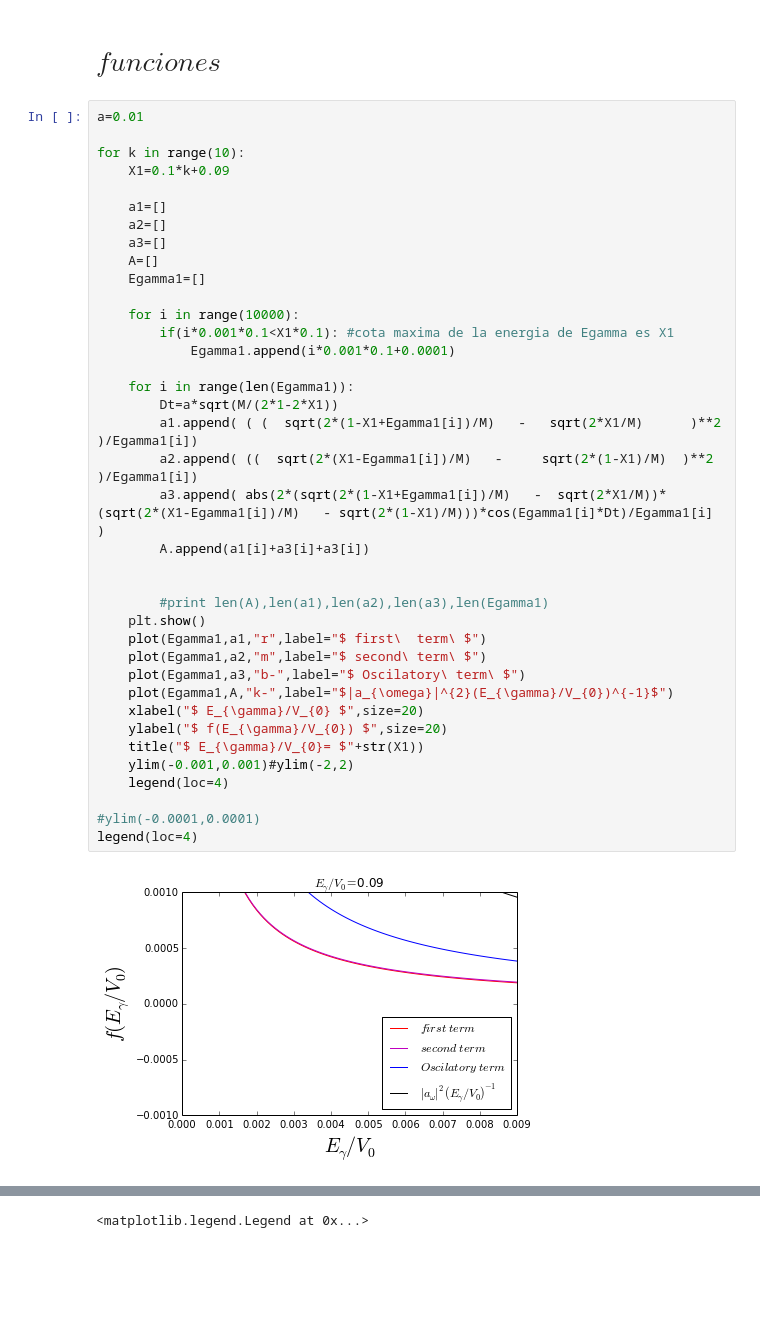
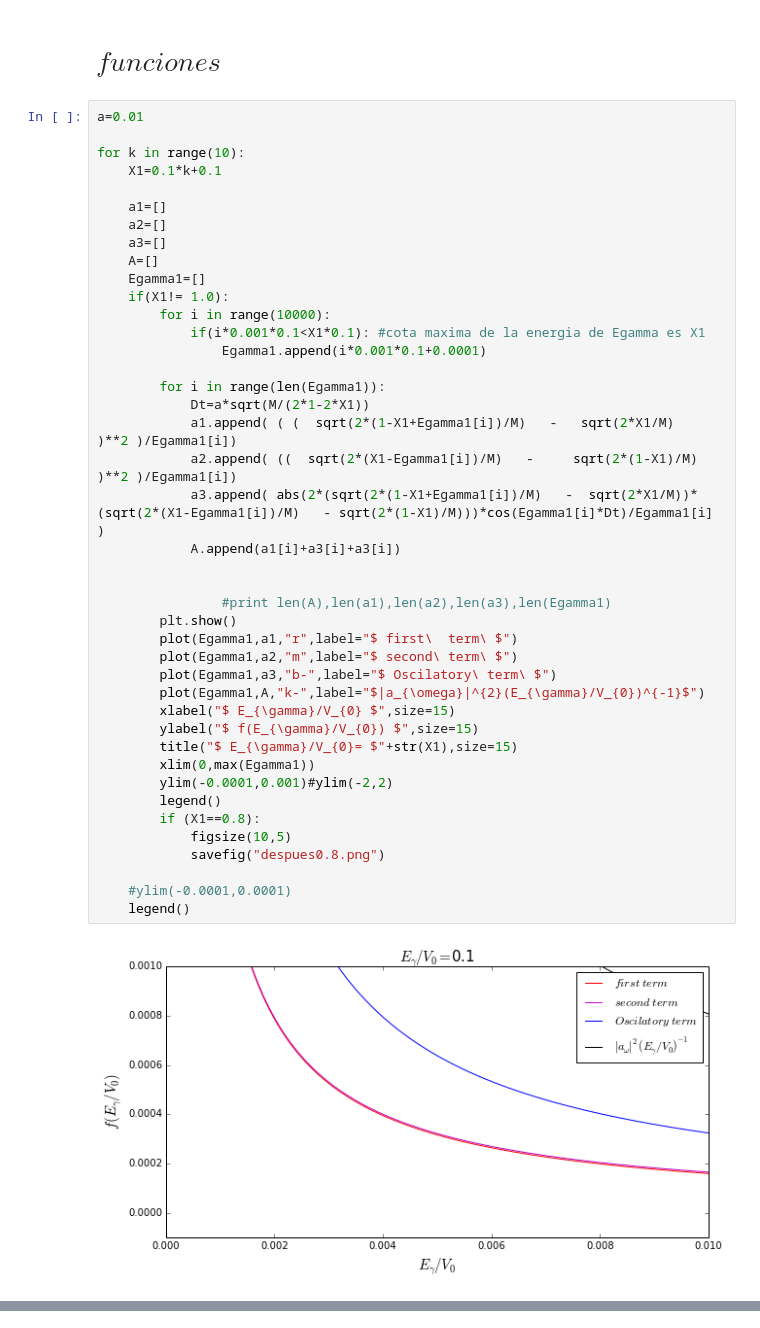
Before and after one commit to daniel-lozano/Thesis, a Jupyter notebook: funciones 1 (Bremsshtralung despues).ipynb, the cells around one changed output, grey strips where cells are left out. Saved outputs shown, nothing was run; the diff lists cells and outputs as text; blank space fills up the shorter version.

```diff
--- a/funciones 1 (Bremsshtralung despues).ipynb
+++ b/funciones 1 (Bremsshtralung despues).ipynb
@@ -14,40 +14,44 @@ print abs(-1)
 # %%
 a=0.01
 
 for k in range(10):
-    X1=0.1*k+0.09
+    X1=0.1*k+0.1
 
     a1=[]
     a2=[]
     a3=[]
     A=[]
     Egamma1=[]
+    if(X1!= 1.0):
+        for i in range(10000):
+            if(i*0.001*0.1<X1*0.1): #cota maxima de la energia de Egamma es X1
+                Egamma1.append(i*0.001*0.1+0.0001)
 
-    for i in range(10000):
-        if(i*0.001*0.1<X1*0.1): #cota maxima de la energia de Egamma es X1
-            Egamma1.append(i*0.001*0.1+0.0001)
-
-    for i in range(len(Egamma1)):
-        Dt=a*sqrt(M/(2*1-2*X1))
-        a1.append( ( (  sqrt(2*(1-X1+Egamma1[i])/M)   -   sqrt(2*X1/M)      )**2 )/Egamma1[i])
-        a2.append( ((  sqrt(2*(X1-Egamma1[i])/M)   -     sqrt(2*(1-X1)/M)  )**2 )/Egamma1[i])
-        a3.append( abs(2*(sqrt(2*(1-X1+Egamma1[i])/M)   -  sqrt(2*X1/M))*(sqrt(2*(X1-Egamma1[i])/M)   - sqrt(2*(1-X1)/M)))*cos(Egamma1[i]*Dt)/Egamma1[i]  )
-        A.append(a1[i]+a3[i]+a3[i])
+        for i in range(len(Egamma1)):
+            Dt=a*sqrt(M/(2*1-2*X1))
+            a1.append( ( (  sqrt(2*(1-X1+Egamma1[i])/M)   -   sqrt(2*X1/M)      )**2 )/Egamma1[i])
+            a2.append( ((  sqrt(2*(X1-Egamma1[i])/M)   -     sqrt(2*(1-X1)/M)  )**2 )/Egamma1[i])
+            a3.append( abs(2*(sqrt(2*(1-X1+Egamma1[i])/M)   -  sqrt(2*X1/M))*(sqrt(2*(X1-Egamma1[i])/M)   - sqrt(2*(1-X1)/M)))*cos(Egamma1[i]*Dt)/Egamma1[i]  )
+            A.append(a1[i]+a3[i]+a3[i])
 
 
-        #print len(A),len(a1),len(a2),len(a3),len(Egamma1)
-    plt.show()
-    plot(Egamma1,a1,"r",label="$ first\  term\ $")
-    plot(Egamma1,a2,"m",label="$ second\ term\ $")
-    plot(Egamma1,a3,"b-",label="$ Oscilatory\ term\ $")
-    plot(Egamma1,A,"k-",label="$|a_{\omega}|^{2}(E_{\gamma}/V_{0})^{-1}$")
-    xlabel("$ E_{\gamma}/V_{0} $",size=20)
-    ylabel("$ f(E_{\gamma}/V_{0}) $",size=20)
-    title("$ E_{\gamma}/V_{0}= $"+str(X1))
-    ylim(-0.001,0.001)#ylim(-2,2)
-    legend(loc=4)
+                #print len(A),len(a1),len(a2),len(a3),len(Egamma1)
+        plt.show()
+        plot(Egamma1,a1,"r",label="$ first\  term\ $")
+        plot(Egamma1,a2,"m",label="$ second\ term\ $")
+        plot(Egamma1,a3,"b-",label="$ Oscilatory\ term\ $")
+        plot(Egamma1,A,"k-",label="$|a_{\omega}|^{2}(E_{\gamma}/V_{0})^{-1}$")
+        xlabel("$ E_{\gamma}/V_{0} $",size=15)
+        ylabel("$ f(E_{\gamma}/V_{0}) $",size=15)
+        title("$ E_{\gamma}/V_{0}= $"+str(X1),size=15)
+        xlim(0,max(Egamma1))
+        ylim(-0.0001,0.001)#ylim(-2,2)
+        legend()
+        if (X1==0.8):
+            figsize(10,5)
+            savefig("despues0.8.png")
 
-#ylim(-0.0001,0.0001)
-legend(loc=4)
+    #ylim(-0.0001,0.0001)
+    legend()
 # %% [output]
-[figure, old version]
+[figure, new version]
@@ -62 +65,0 @@ legend(loc=4)
-<matplotlib.legend.Legend at 0x...>
```
Also changed, not shown: parts of 3 cells of this notebook, 16 other files.
